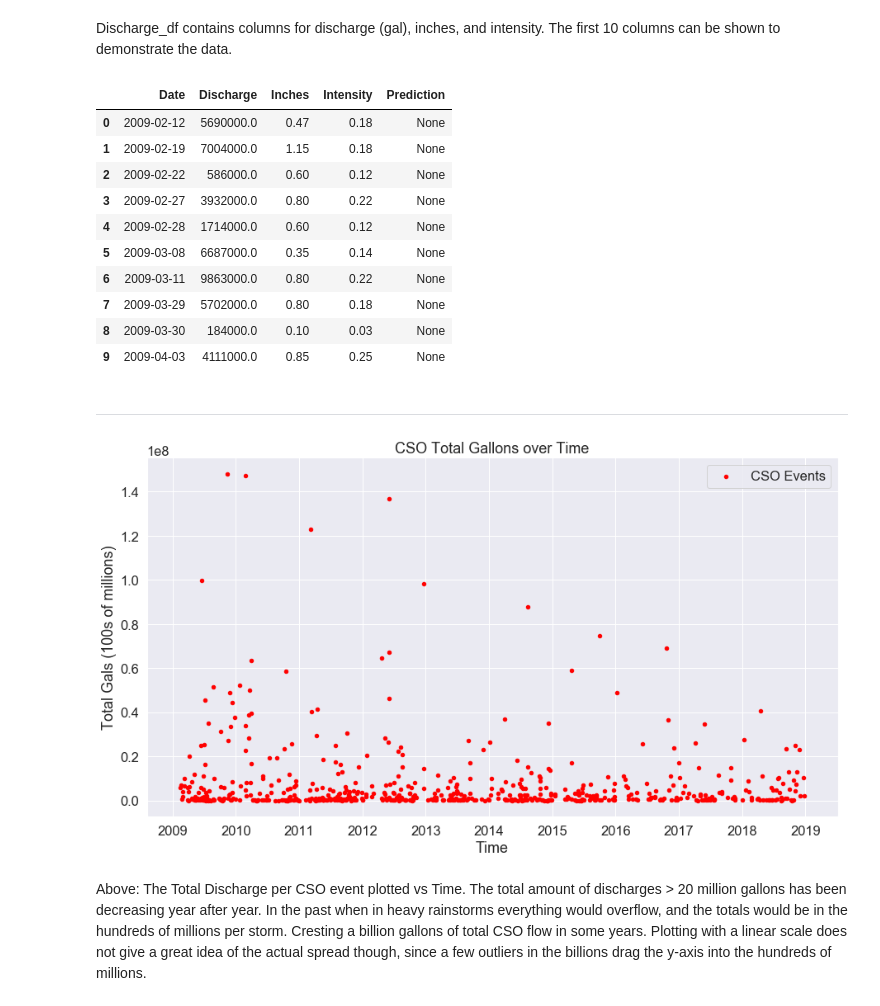
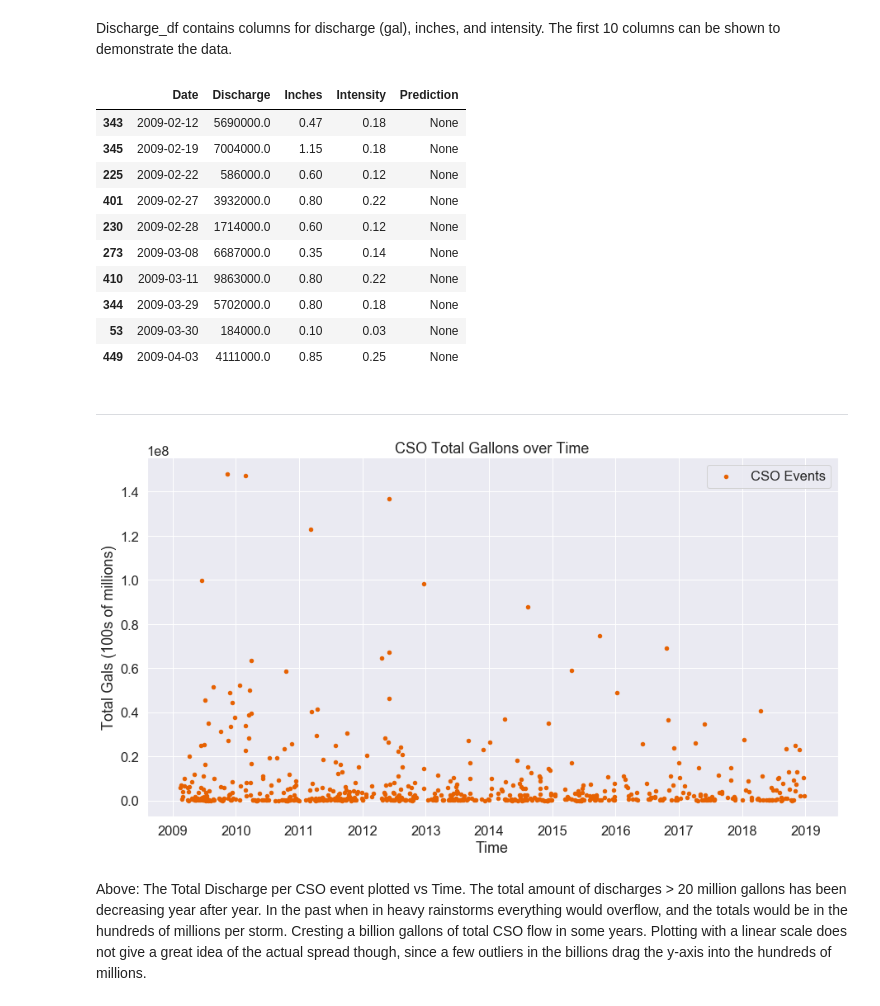
Before and after one commit to Jheath12/Water-Resources-Data-Analyses-publicdata, a Jupyter notebook: CSO_Estimation_draft.ipynb, the cells around one changed output. Drawn from its saved outputs; the diff is of its cells as text; code cells hidden in the pictures.

```diff
--- a/CSO_Estimation_draft.ipynb
+++ b/CSO_Estimation_draft.ipynb
@@ -30,7 +33,7 @@ For this the flow was divided into 3 segments: discharge values >= 1e7 gallons,
 # %% [markdown]
 # Examining Total CSO Flow
 # %%
-work_book = r'C:\Users\Kerling\Documents\JupyterNotebooks\CSO_10_Years.xlsx'
+work_book = r'C:\Users\jheath\Desktop\CSO Analysis\CSO_10_Years.xlsx'
 
 df = pd.read_excel(open(work_book,'rb'), sheet_name=0)  # create a dataframe containing all flow
 
@@ -49,31 +52,31 @@ Discharge_df contains columns for discharge (gal), inches, and intensity. The fi
 discharge_df.head(10)
 # %% [output]
 |  | Date | Discharge | Inches | Intensity | Prediction |
-| 0 | 2009-02-12 | 5690000.0 | 0.47 | 0.18 | None |
-| 1 | 2009-02-19 | 7004000.0 | 1.15 | 0.18 | None |
-| 2 | 2009-02-22 | 586000.0 | 0.60 | 0.12 | None |
-| 3 | 2009-02-27 | 3932000.0 | 0.80 | 0.22 | None |
-| 4 | 2009-02-28 | 1714000.0 | 0.60 | 0.12 | None |
-| 5 | 2009-03-08 | 6687000.0 | 0.35 | 0.14 | None |
-| 6 | 2009-03-11 | 9863000.0 | 0.80 | 0.22 | None |
-| 7 | 2009-03-29 | 5702000.0 | 0.80 | 0.18 | None |
-| 8 | 2009-03-30 | 184000.0 | 0.10 | 0.03 | None |
-| 9 | 2009-04-03 | 4111000.0 | 0.85 | 0.25 | None |
+| 343 | 2009-02-12 | 5690000.0 | 0.47 | 0.18 | None |
+| 345 | 2009-02-19 | 7004000.0 | 1.15 | 0.18 | None |
+| 225 | 2009-02-22 | 586000.0 | 0.60 | 0.12 | None |
+| 401 | 2009-02-27 | 3932000.0 | 0.80 | 0.22 | None |
+| 230 | 2009-02-28 | 1714000.0 | 0.60 | 0.12 | None |
+| 273 | 2009-03-08 | 6687000.0 | 0.35 | 0.14 | None |
+| 410 | 2009-03-11 | 9863000.0 | 0.80 | 0.22 | None |
+| 344 | 2009-03-29 | 5702000.0 | 0.80 | 0.18 | None |
+| 53 | 2009-03-30 | 184000.0 | 0.10 | 0.03 | None |
+| 449 | 2009-04-03 | 4111000.0 | 0.85 | 0.25 | None |
 # %% [markdown]
 ______
 # %%
 dates_more = pd.to_datetime(discharge_df[date])
 
 fig,ax = plt.subplots()
-ax.set(xlabel=xlabel, ylabel='Total Gals (100s of millions)',
+ax.set(xlabel='Time', ylabel='Total Gals (100s of millions)',
            title='CSO Total Gallons over Time')
 
-plt.scatter(dates_more, discharge_df[discharge], s =20, c = 'red', label = 'CSO Events')
+plt.scatter(dates_more, discharge_df[discharge], s =20, c = '#e66101', label = 'CSO Events')
 ax.legend()
 ax.grid(True)
 plt.show()
 # %% [output]
-[figure, old version]
+[figure, new version]
 # %% [markdown]
 Above: The Total Discharge per CSO event plotted vs Time. The total amount of discharges > 20 million gallons has been decreasing year after year. In the past when in heavy rainstorms everything would overflow, and the totals would be in the hundreds of millions per storm. Cresting a billion gallons of total CSO flow in some years. Plotting with a linear scale does not give a great idea of the actual spread though, since a few outliers in the billions drag the y-axis into the hundreds of millions.
 # %%
```
Also changed, not shown: parts of 21 cells of this notebook.
